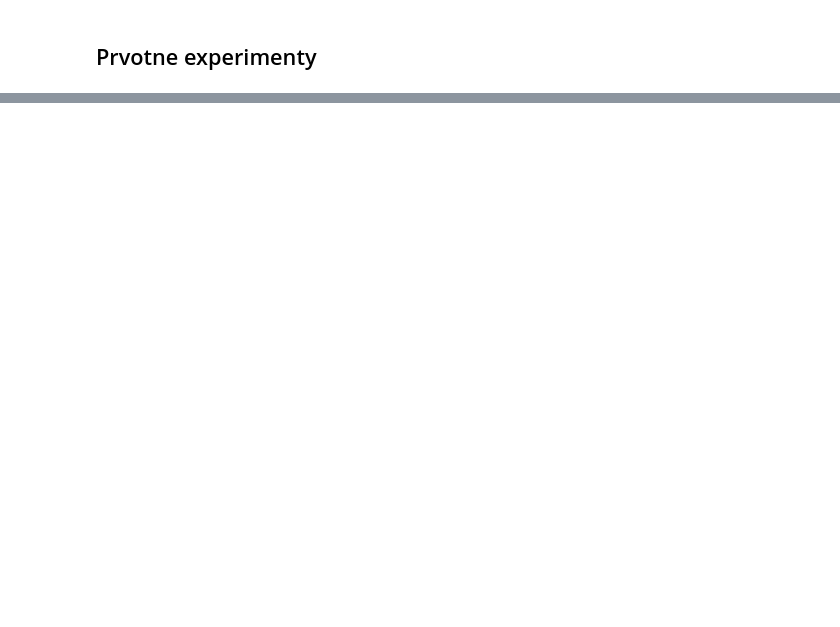
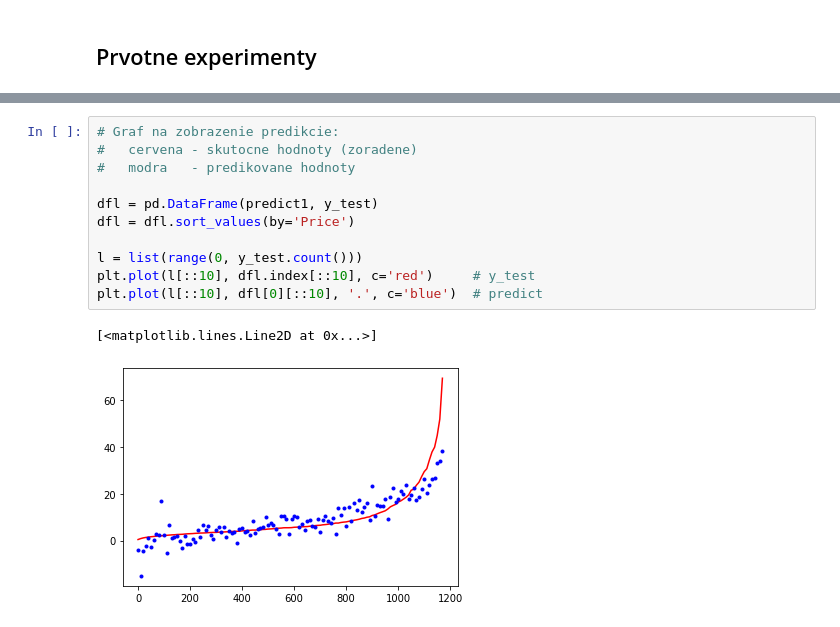
Before and after one commit to simon3358/oznal_2020, a Jupyter notebook: predspracovanie.ipynb, the cells around one changed output, grey strips where cells are left out. Drawn from its saved outputs; the diff is of its cells as text; blank space fills up the shorter version.

```diff
--- a/predspracovanie.ipynb
+++ b/predspracovanie.ipynb
@@ -265 +291,15 @@ R2:  0.6214070377178462
+# %%
+# Graf na zobrazenie predikcie:
+#   cervena - skutocne hodnoty (zoradene)
+#   modra   - predikovane hodnoty
+
+dfl = pd.DataFrame(predict1, y_test)
+dfl = dfl.sort_values(by='Price')
+
+l = list(range(0, y_test.count()))
+plt.plot(l[::10], dfl.index[::10], c='red')     # y_test
+plt.plot(l[::10], dfl[0][::10], '.', c='blue')  # predict
+# %% [output]
+[<matplotlib.lines.Line2D at 0x...>]
+[figure, added]
 # %%
```
Also changed, not shown: parts of 9 cells of this notebook.
